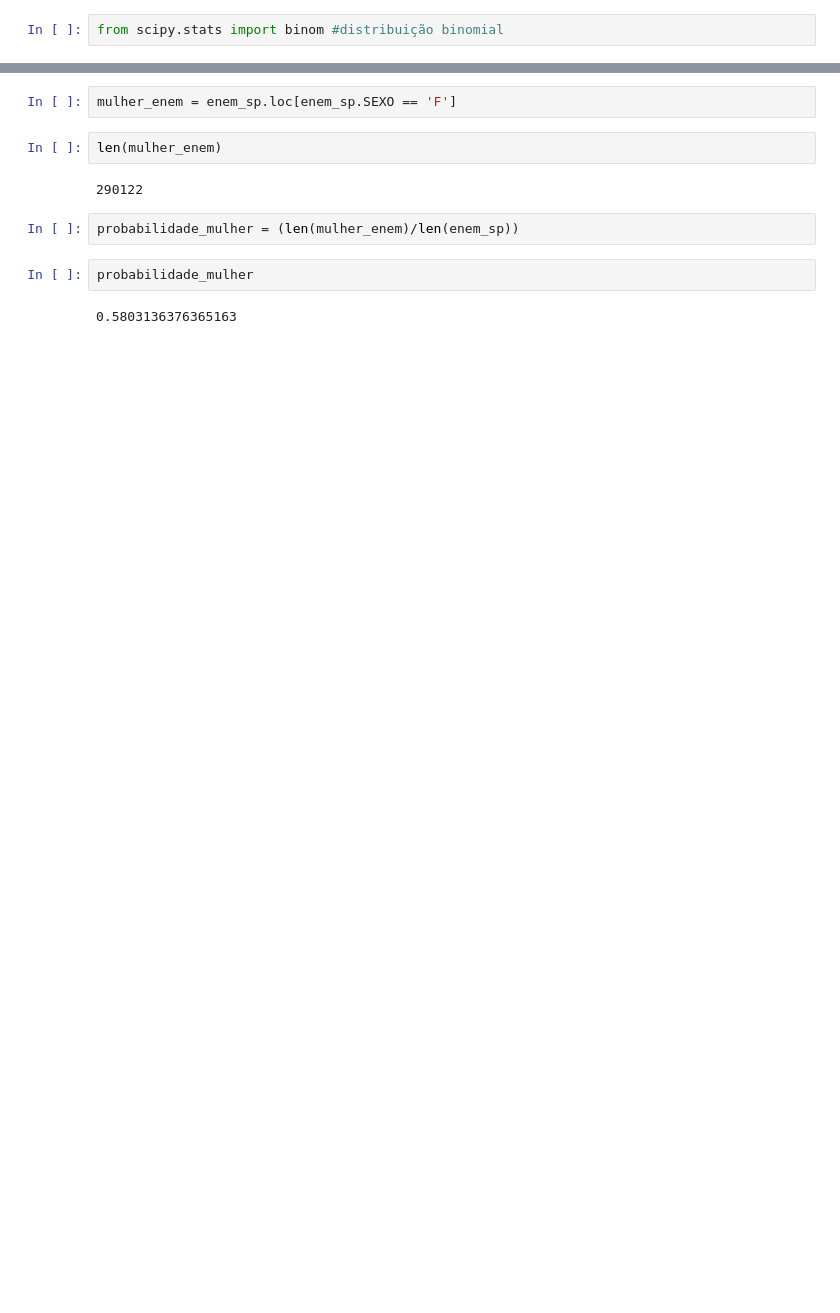
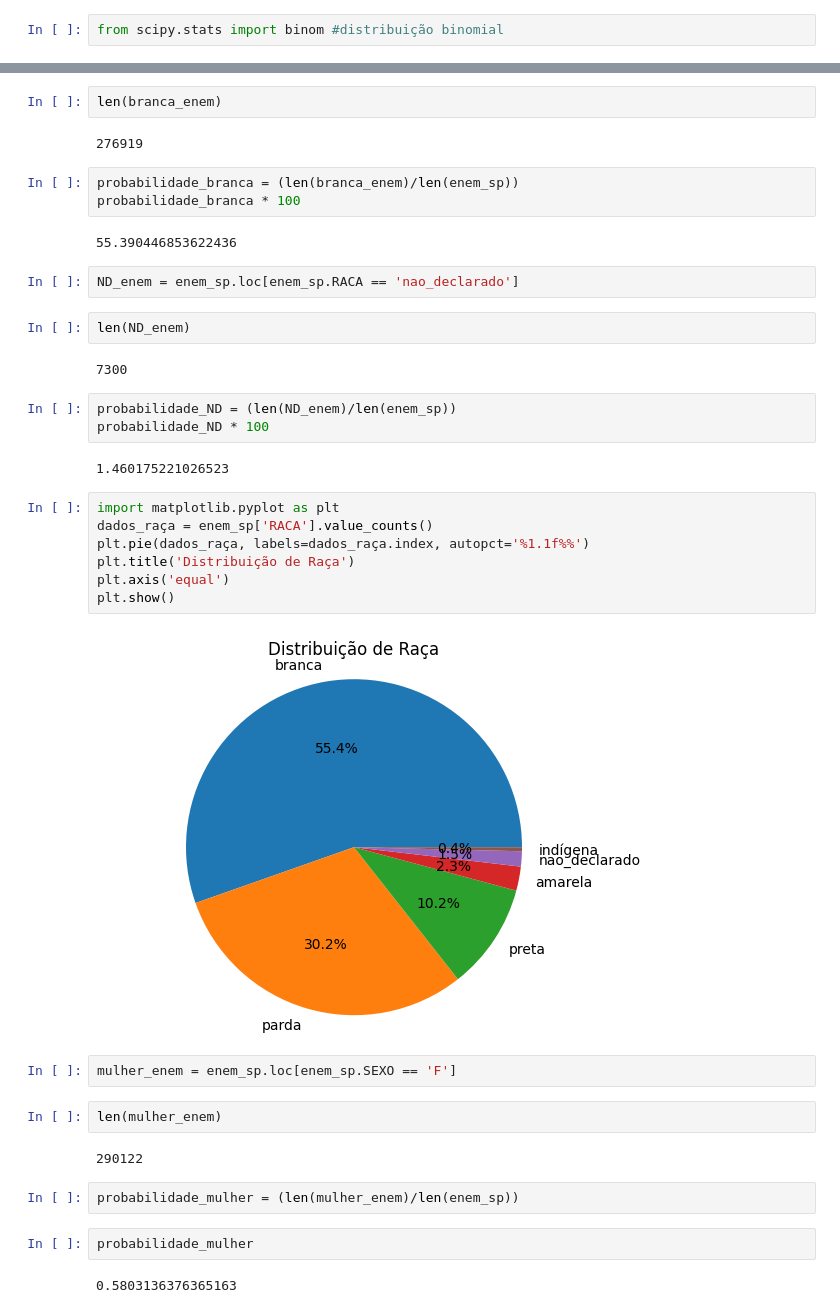
Before and after one commit to LTRibeiros/AnaliseDeDados_Python, a Jupyter notebook: aula5.ipynb, the cells around one changed output, grey strips where cells are left out. Saved outputs shown, nothing was run; the diff lists cells and outputs as text; blank space fills up the shorter version.

```diff
--- a/aula5.ipynb
+++ b/aula5.ipynb
@@ -24,3 +58,32 @@ from scipy.stats import binom #distribuição binomial
+# %%
+len(branca_enem)
+# %% [output]
+276919
+# %%
+probabilidade_branca = (len(branca_enem)/len(enem_sp))
+probabilidade_branca * 100
+# %% [output]
+55.390446853622436
+# %%
+ND_enem = enem_sp.loc[enem_sp.RACA == 'nao_declarado']
+# %%
+len(ND_enem)
+# %% [output]
+7300
+# %%
+probabilidade_ND = (len(ND_enem)/len(enem_sp))
+probabilidade_ND * 100
+# %% [output]
+1.460175221026523
+# %%
+import matplotlib.pyplot as plt
+dados_raça = enem_sp['RACA'].value_counts()
+plt.pie(dados_raça, labels=dados_raça.index, autopct='%1.1f%%')
+plt.title('Distribuição de Raça')
+plt.axis('equal')
+plt.show()
+# %% [output]
+[figure, added]
 # %%
 mulher_enem = enem_sp.loc[enem_sp.SEXO == 'F']
 # %%
```
Also changed, not shown: parts of 11 cells of this notebook.
